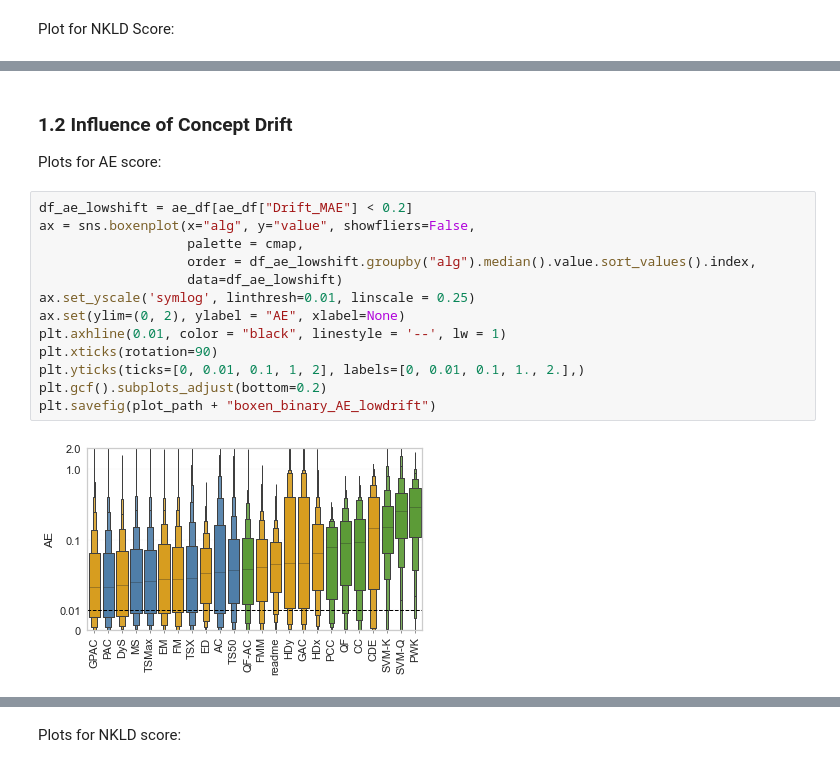
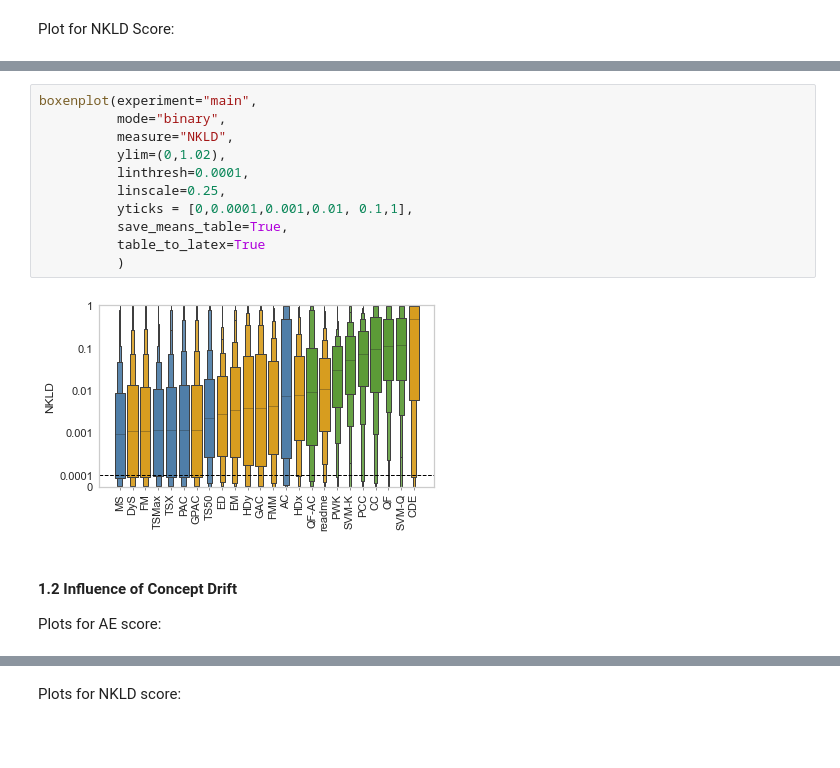
Before and after one commit to tobiasschumacher/quantification_paper, a Jupyter notebook: plot_results.ipynb, the cells around one changed output, grey strips where cells are left out. Saved outputs shown, nothing was run; the diff lists cells and outputs as text; blank space fills up the shorter version.

```diff
--- a/plot_results.ipynb
+++ b/plot_results.ipynb
@@ -335,19 +318,17 @@ plt.savefig(plot_path + "boxen_binary_NKLD_general")
+# %%
+boxenplot(experiment="main",
+          mode="binary",
+          measure="NKLD",
+          ylim=(0,1.02),
+          linthresh=0.0001,
+          linscale=0.25,
+          yticks = [0,0.0001,0.001,0.01, 0.1,1],
+          save_means_table=True,
+          table_to_latex=True
+          )
+# %% [output]
+[figure, added]
 # %% [markdown]
-### 1.2 Influence of Concept Drift
+#### 1.2 Influence of Concept Drift
 
 Plots for AE score:
-# %%
-df_ae_lowshift = ae_df[ae_df["Drift_MAE"] < 0.2]
-ax = sns.boxenplot(x="alg", y="value", showfliers=False,
-                   palette = cmap,
-                   order = df_ae_lowshift.groupby("alg").median().value.sort_values().index,
-                   data=df_ae_lowshift)
-ax.set_yscale('symlog', linthresh=0.01, linscale = 0.25)
-ax.set(ylim=(0, 2), ylabel = "AE", xlabel=None)
-plt.axhline(0.01, color = "black", linestyle = '--', lw = 1)
-plt.xticks(rotation=90)
-plt.yticks(ticks=[0, 0.01, 0.1, 1, 2], labels=[0, 0.01, 0.1, 1., 2.],)
-plt.gcf().subplots_adjust(bottom=0.2)
-plt.savefig(plot_path + "boxen_binary_AE_lowdrift")
-# %% [output]
-[figure, removed]
```
Also changed, not shown: parts of 145 cells of this notebook, 36 other files.
